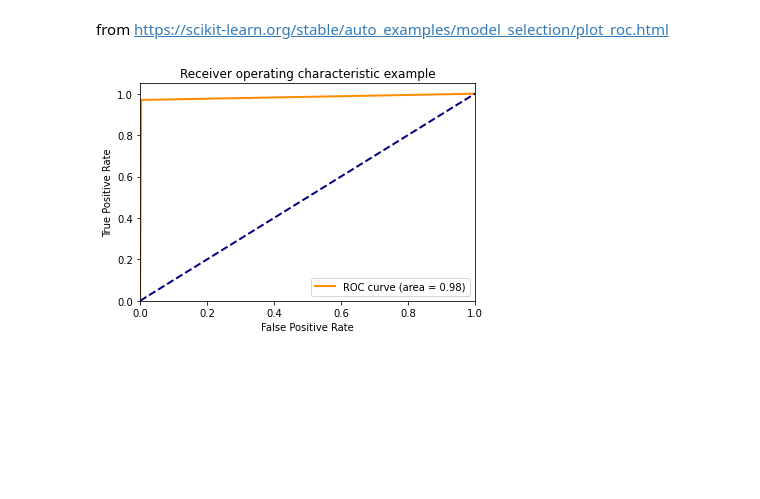
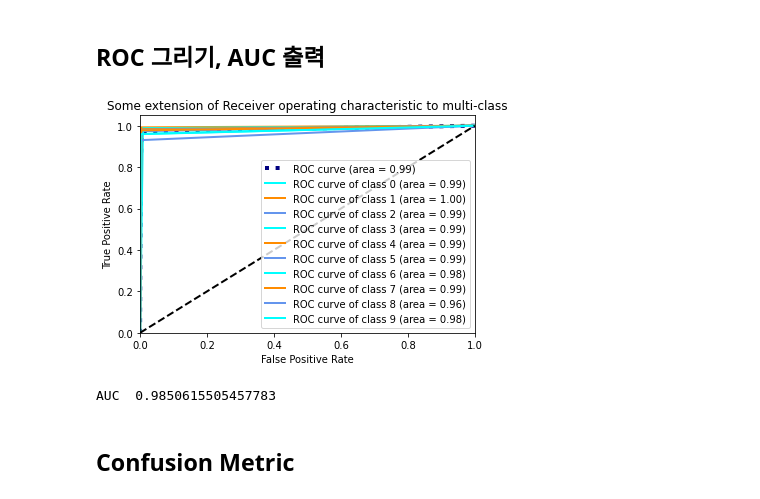
Before and after one commit to Tieck-IT/Study, a Jupyter notebook: template/[template]ROCAUC_and_confusionMatrix.ipynb, the cells around one changed output. Cells and saved outputs as stored; diff of their text form; code cells hidden in the pictures; blank space fills up the shorter version.

```diff
--- a/template/[template]ROCAUC_and_confusionMatrix.ipynb
+++ b/template/[template]ROCAUC_and_confusionMatrix.ipynb
@@ -19,9 +216,5 @@ import time
 train_x = raw_train_x/255
 test_x = raw_test_x/255
 
-# Conv2D는 width*height*channel을 입력으로 받음
-train_x = train_x.reshape((60000, 28, 28, 1)) # ADDED
-test_x = test_x.reshape((10000, 28, 28, 1)) # ADDED
-
 train_y = raw_train_y
 test_y = raw_test_y
@@ -97,2 +277,0 @@ dict_keys(['loss', 'accuracy', 'val_loss', 'val_accuracy'])
-# %% [markdown]
-from https://scikit-learn.org/stable/auto_examples/model_selection/plot_roc.html
@@ -130,18 +278,13 @@ roc_auc["micro"] = auc(fpr["micro"], tpr["micro"])
-# %%
-plt.figure()
-lw = 2
-plt.plot(fpr[2], tpr[2], color='darkorange',
-         lw=lw, label='ROC curve (area = %0.2f)' % roc_auc[2])
-plt.plot([0, 1], [0, 1], color='navy', lw=lw, linestyle='--')
-plt.xlim([0.0, 1.0])
-plt.ylim([0.0, 1.05])
-plt.xlabel('False Positive Rate')
-plt.ylabel('True Positive Rate')
-plt.title('Receiver operating characteristic example')
-plt.legend(loc="lower right")
-plt.show()
-# %% [output]
-[figure, removed]
+# %% [markdown]
+## ROC 그리기, AUC 출력
+# %%
+aucValue = draw_ROC_and_get_AUC(test_y, predicted, n_classes=10)
+print("AUC ", aucValue)
+# %% [output]
+[figure, added]
+AUC  0.9850615505457783
+# %% [markdown]
+## Confusion Metric
 # %%
 from sklearn.metrics import classification_report
 from sklearn.metrics import confusion_matrix
```
Also changed, not shown: parts of 35 cells of this notebook, 2 other files.
